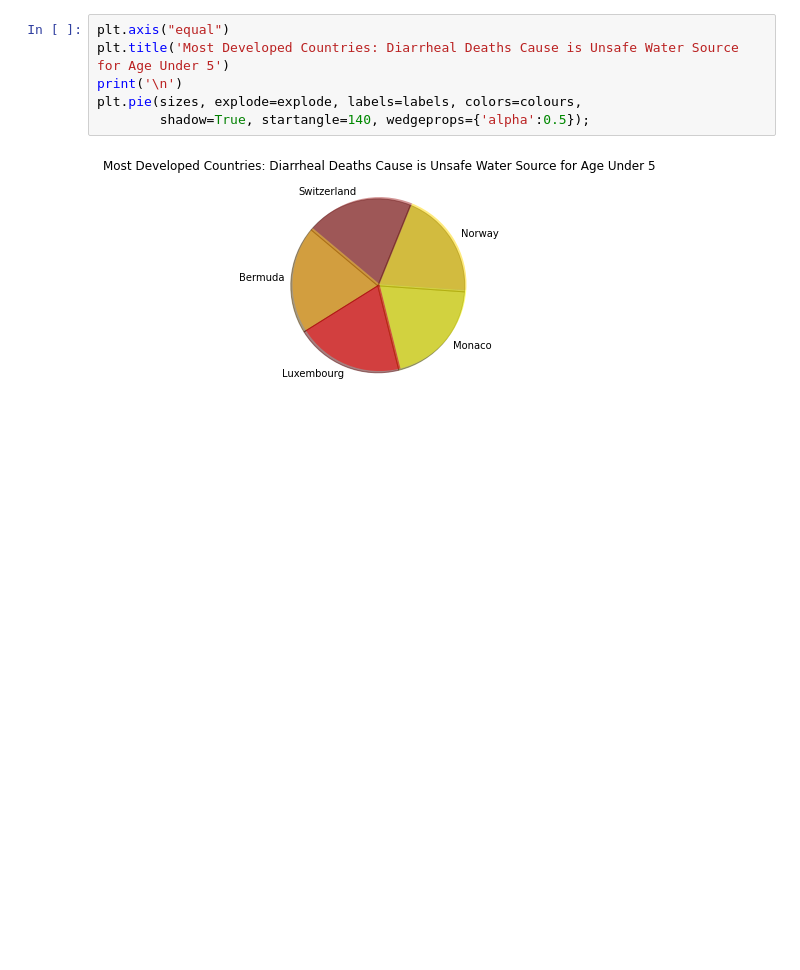
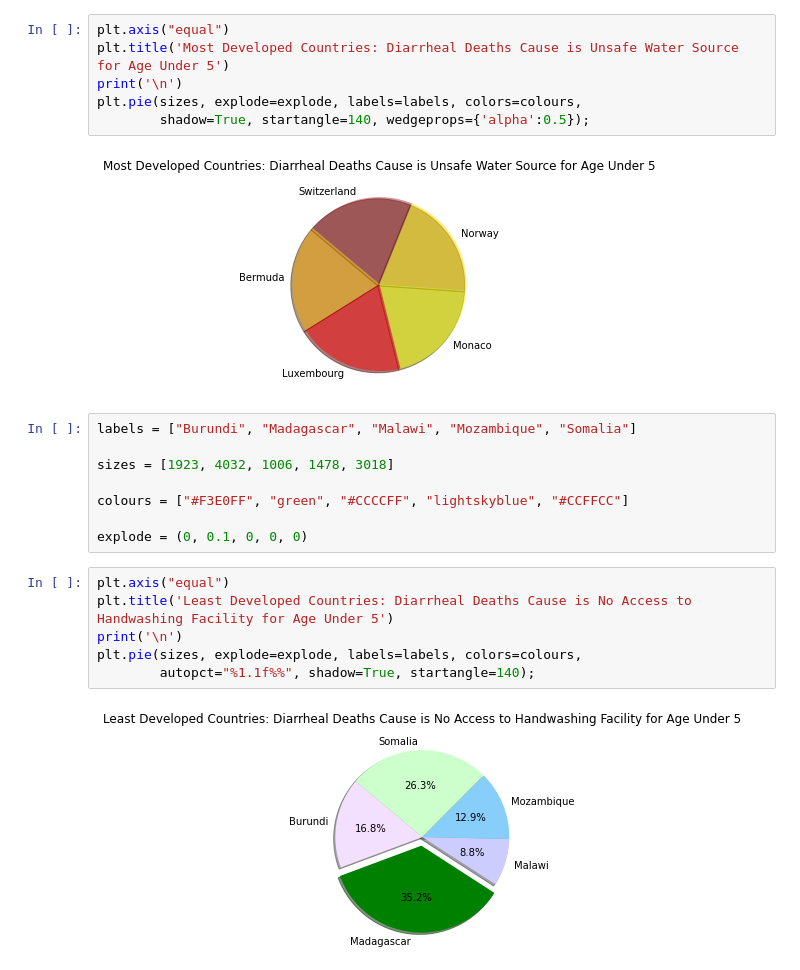
Before and after one commit to RHockley/Project-1-Water-Source-Mortality, a Jupyter notebook: Datacleaning/dirrahea_deaths_visuals.ipynb, the cells around one changed output. Saved outputs shown, nothing was run; the diff lists cells and outputs as text; blank space fills up the shorter version.

```diff
--- a/Datacleaning/dirrahea_deaths_visuals.ipynb
+++ b/Datacleaning/dirrahea_deaths_visuals.ipynb
@@ -114,3 +90,19 @@ plt.pie(sizes, explode=explode, labels=labels, colors=colours,
         shadow=True, startangle=140, wedgeprops={'alpha':0.5});
 # %% [output]
 [figure]
+# %%
+labels = ["Burundi", "Madagascar", "Malawi", "Mozambique", "Somalia"]
+
+sizes = [1923, 4032, 1006, 1478, 3018]
+
+colours = ["#F3E0FF", "green", "#CCCCFF", "lightskyblue", "#CCFFCC"]
+
+explode = (0, 0.1, 0, 0, 0)
+# %%
+plt.axis("equal")
+plt.title('Least Developed Countries: Diarrheal Deaths Cause is No Access to Handwashing Facility for Age Under 5')
+print('\n')
+plt.pie(sizes, explode=explode, labels=labels, colors=colours,
+        autopct="%1.1f%%", shadow=True, startangle=140);
+# %% [output]
+[figure, added]
```
Also changed, not shown: parts of 9 cells of this notebook, 5 other files.
